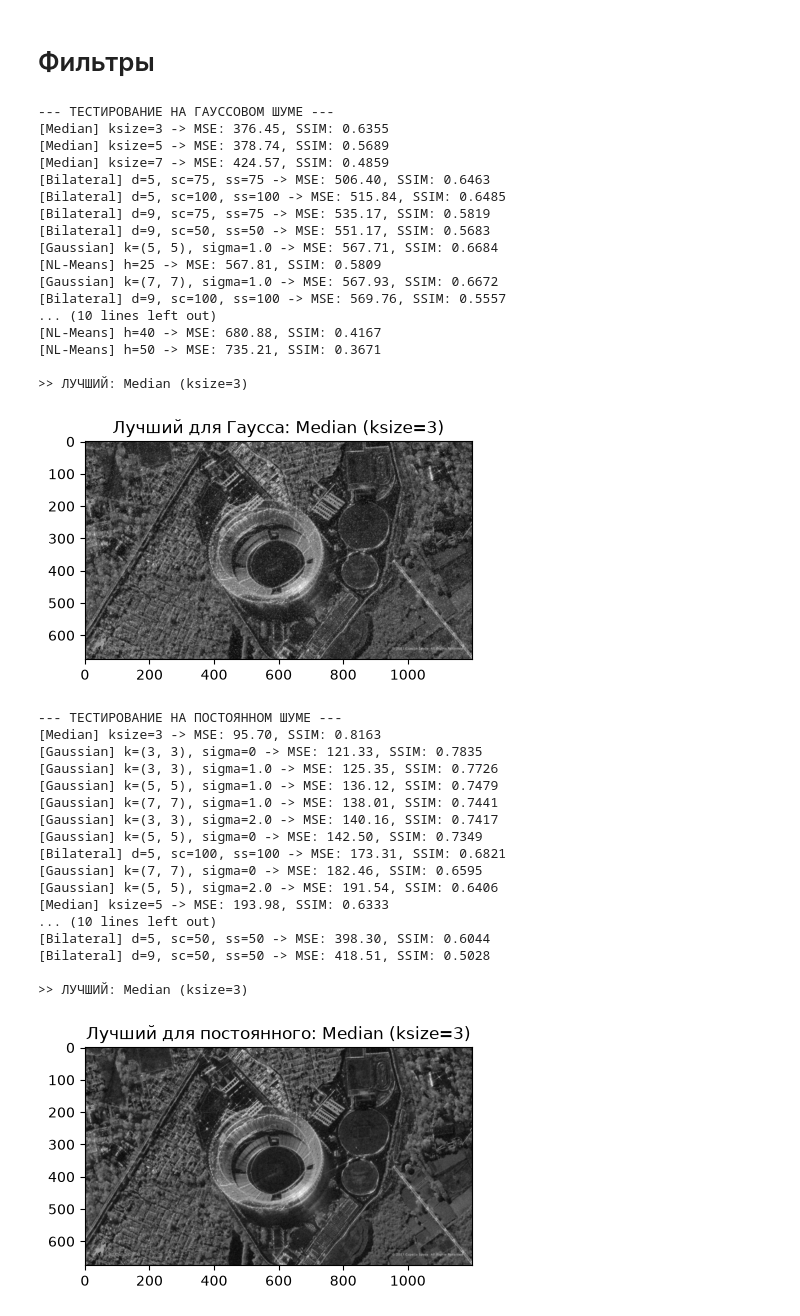
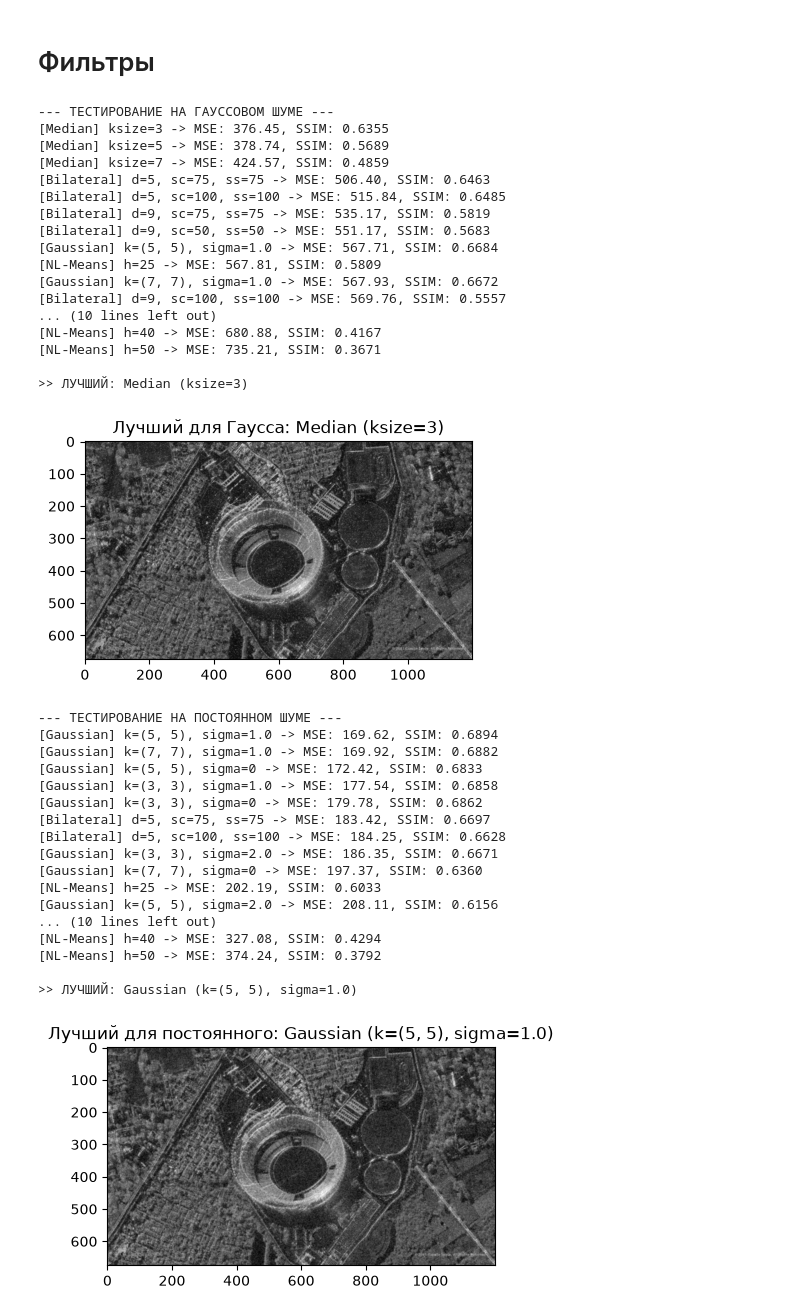
Before and after one commit to novaeff/image-processing, a Jupyter notebook: homework_2/homework_2.ipynb, the cells around one changed output. Cells and saved outputs as stored; diff of their text form; code cells hidden in the pictures.

```diff
--- a/homework_2/homework_2.ipynb
+++ b/homework_2/homework_2.ipynb
@@ -135,51 +135,51 @@ plt.imshow(best_gauss['image'], cmap="gray")
 plt.show()
 
 print("--- ТЕСТИРОВАНИЕ НА ПОСТОЯННОМ ШУМЕ ---")
-res_sp = test_all_filters(image_sp, image_gray)
+res_sp = test_all_filters(image_noise_uniform, image_gray)
 best_sp = res_sp[0]
 for r in res_sp:
     print(f"[{r['filter']}] {r['params']} -> MSE: {r['mse']:.2f}, SSIM: {r['ssim']:.4f}")
 
 print(f"\n>> ЛУЧШИЙ: {best_sp['filter']} ({best_sp['params']})\n")
 
 plt.figure(figsize=(5, 5))
 plt.title(f"Лучший для постоянного: {best_sp['filter']} ({best_sp['params']})")
 plt.imshow(best_sp['image'], cmap="gray")
 plt.show()
 # %% [output]
 --- ТЕСТИРОВАНИЕ НА ГАУССОВОМ ШУМЕ ---
 [Median] ksize=3 -> MSE: 376.45, SSIM: 0.6355
 [Median] ksize=5 -> MSE: 378.74, SSIM: 0.5689
 [Median] ksize=7 -> MSE: 424.57, SSIM: 0.4859
 [Bilateral] d=5, sc=75, ss=75 -> MSE: 506.40, SSIM: 0.6463
 [Bilateral] d=5, sc=100, ss=100 -> MSE: 515.84, SSIM: 0.6485
 [Bilateral] d=9, sc=75, ss=75 -> MSE: 535.17, SSIM: 0.5819
 [Bilateral] d=9, sc=50, ss=50 -> MSE: 551.17, SSIM: 0.5683
 [Gaussian] k=(5, 5), sigma=1.0 -> MSE: 567.71, SSIM: 0.6684
 [NL-Means] h=25 -> MSE: 567.81, SSIM: 0.5809
 [Gaussian] k=(7, 7), sigma=1.0 -> MSE: 567.93, SSIM: 0.6672
 [Bilateral] d=9, sc=100, ss=100 -> MSE: 569.76, SSIM: 0.5557
 ... (10 lines left out)
 [NL-Means] h=40 -> MSE: 680.88, SSIM: 0.4167
 [NL-Means] h=50 -> MSE: 735.21, SSIM: 0.3671
 
 >> ЛУЧШИЙ: Median (ksize=3)
 [figure]
 --- ТЕСТИРОВАНИЕ НА ПОСТОЯННОМ ШУМЕ ---
-[Median] ksize=3 -> MSE: 95.70, SSIM: 0.8163
-[Gaussian] k=(3, 3), sigma=0 -> MSE: 121.33, SSIM: 0.7835
-[Gaussian] k=(3, 3), sigma=1.0 -> MSE: 125.35, SSIM: 0.7726
-[Gaussian] k=(5, 5), sigma=1.0 -> MSE: 136.12, SSIM: 0.7479
-[Gaussian] k=(7, 7), sigma=1.0 -> MSE: 138.01, SSIM: 0.7441
-[Gaussian] k=(3, 3), sigma=2.0 -> MSE: 140.16, SSIM: 0.7417
-[Gaussian] k=(5, 5), sigma=0 -> MSE: 142.50, SSIM: 0.7349
-[Bilateral] d=5, sc=100, ss=100 -> MSE: 173.31, SSIM: 0.6821
-[Gaussian] k=(7, 7), sigma=0 -> MSE: 182.46, SSIM: 0.6595
-[Gaussian] k=(5, 5), sigma=2.0 -> MSE: 191.54, SSIM: 0.6406
-[Median] ksize=5 -> MSE: 193.98, SSIM: 0.6333
+[Gaussian] k=(5, 5), sigma=1.0 -> MSE: 169.62, SSIM: 0.6894
+[Gaussian] k=(7, 7), sigma=1.0 -> MSE: 169.92, SSIM: 0.6882
+[Gaussian] k=(5, 5), sigma=0 -> MSE: 172.42, SSIM: 0.6833
+[Gaussian] k=(3, 3), sigma=1.0 -> MSE: 177.54, SSIM: 0.6858
+[Gaussian] k=(3, 3), sigma=0 -> MSE: 179.78, SSIM: 0.6862
+[Bilateral] d=5, sc=75, ss=75 -> MSE: 183.42, SSIM: 0.6697
+[Bilateral] d=5, sc=100, ss=100 -> MSE: 184.25, SSIM: 0.6628
+[Gaussian] k=(3, 3), sigma=2.0 -> MSE: 186.35, SSIM: 0.6671
+[Gaussian] k=(7, 7), sigma=0 -> MSE: 197.37, SSIM: 0.6360
+[NL-Means] h=25 -> MSE: 202.19, SSIM: 0.6033
+[Gaussian] k=(5, 5), sigma=2.0 -> MSE: 208.11, SSIM: 0.6156
 ... (10 lines left out)
-[Bilateral] d=5, sc=50, ss=50 -> MSE: 398.30, SSIM: 0.6044
-[Bilateral] d=9, sc=50, ss=50 -> MSE: 418.51, SSIM: 0.5028
+[NL-Means] h=40 -> MSE: 327.08, SSIM: 0.4294
+[NL-Means] h=50 -> MSE: 374.24, SSIM: 0.3792
 
->> ЛУЧШИЙ: Median (ksize=3)
+>> ЛУЧШИЙ: Gaussian (k=(5, 5), sigma=1.0)
-[figure, old version]
+[figure, new version]
```
Also changed, not shown: parts of 1 cell of this notebook.
